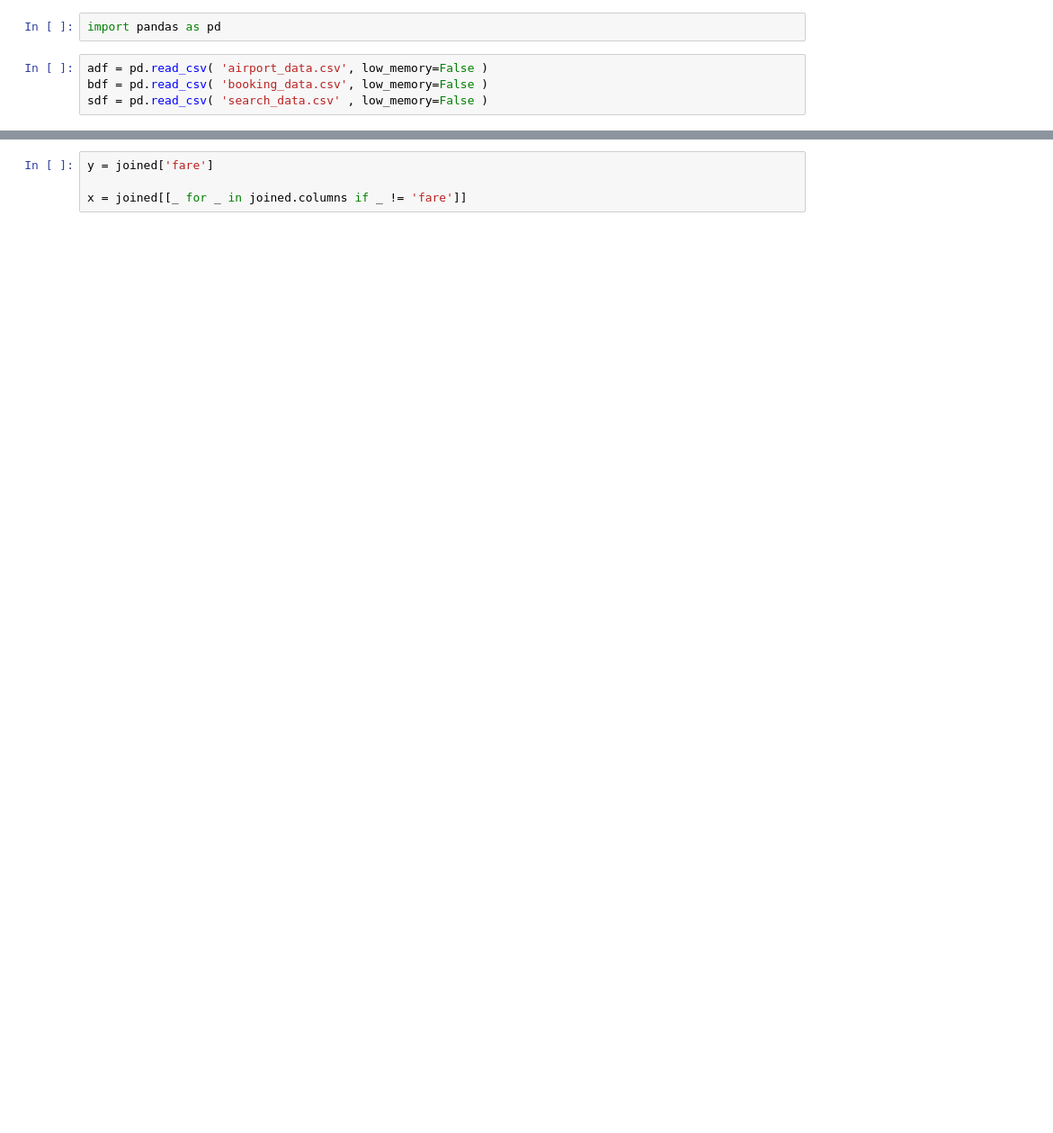
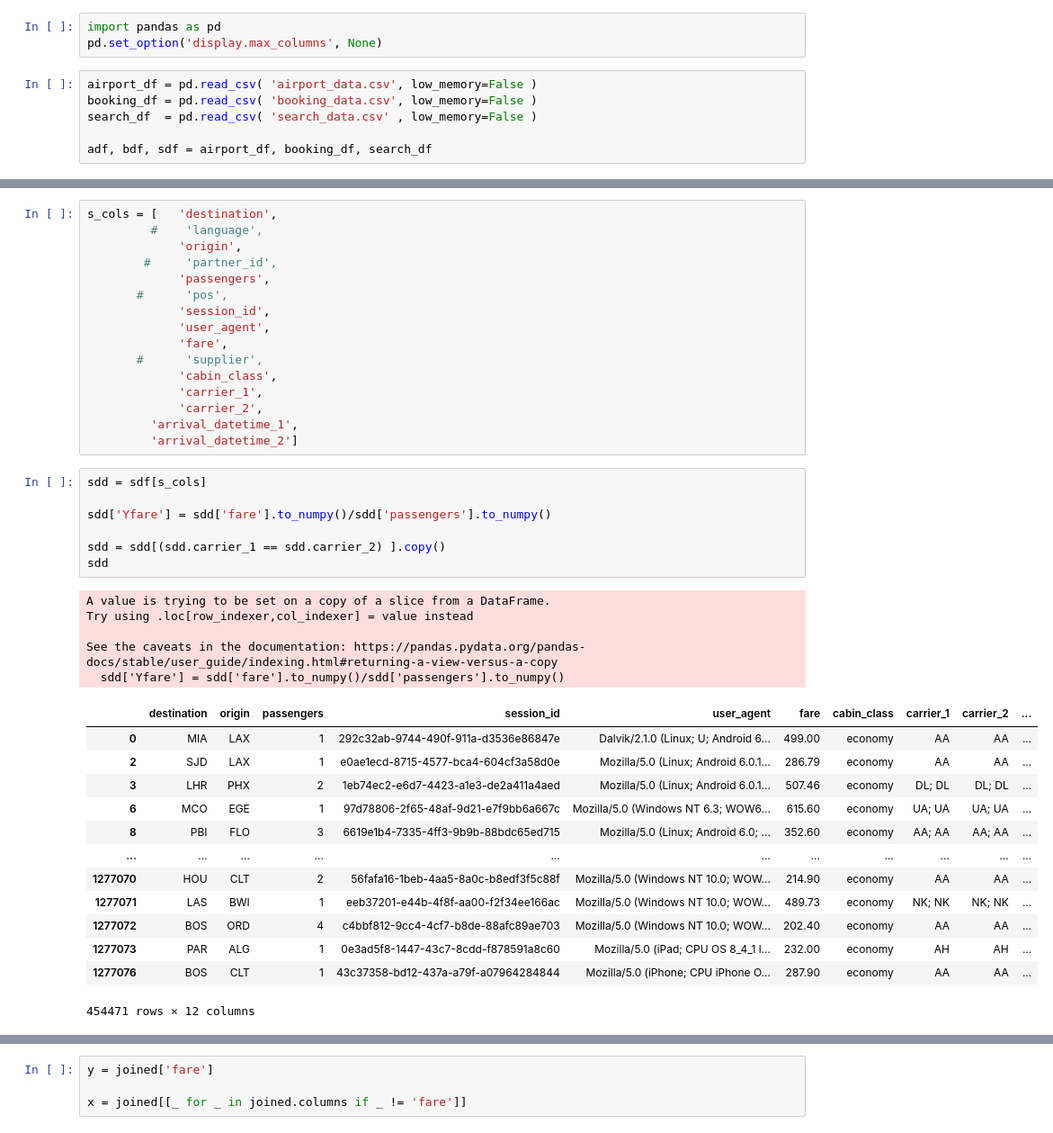
Before and after one commit to amajewski5c/airfare_predictions, a Jupyter notebook: fares.ipynb, the cells around one changed output, grey strips where cells are left out. Shown: that part at 90% size. Cells and saved outputs as stored; diff of their text form; blank space fills up the shorter version.

```diff
--- a/fares.ipynb
+++ b/fares.ipynb
@@ -1,6 +1,9 @@
 # %%
 import pandas as pd
+pd.set_option('display.max_columns', None)
 # %%
-adf = pd.read_csv( 'airport_data.csv', low_memory=False )
-bdf = pd.read_csv( 'booking_data.csv', low_memory=False )
-sdf = pd.read_csv( 'search_data.csv' , low_memory=False )
+airport_df = pd.read_csv( 'airport_data.csv', low_memory=False )
+booking_df = pd.read_csv( 'booking_data.csv', low_memory=False )
+search_df  = pd.read_csv( 'search_data.csv' , low_memory=False )
+
+adf, bdf, sdf = airport_df, booking_df, search_df
@@ -6,0 +19,42 @@ sdf = pd.read_csv( 'search_data.csv' , low_memory=False )
+# %%
+s_cols = [   'destination',
+         #    'language',
+             'origin',
+        #     'partner_id',
+             'passengers',
+       #      'pos',
+             'session_id',
+             'user_agent',
+             'fare',
+       #      'supplier',
+             'cabin_class',
+             'carrier_1',
+             'carrier_2',
+         'arrival_datetime_1',
+         'arrival_datetime_2']
+# %%
+sdd = sdf[s_cols]
+
+sdd['Yfare'] = sdd['fare'].to_numpy()/sdd['passengers'].to_numpy()
+
+sdd = sdd[(sdd.carrier_1 == sdd.carrier_2) ].copy()
+sdd
+# %% [output]
+A value is trying to be set on a copy of a slice from a DataFrame.
+Try using .loc[row_indexer,col_indexer] = value instead
+
+See the caveats in the documentation: https://pandas.pydata.org/pandas-docs/stable/user_guide/indexing.html#returning-a-view-versus-a-copy
+  sdd['Yfare'] = sdd['fare'].to_numpy()/sdd['passengers'].to_numpy()
+|  | destination | origin | passengers | session_id | user_agent | fare | cabin_class | carrier_1 | carrier_2 | ... |
+| 0 | MIA | LAX | 1 | 292c32ab-9744-490f-911a-d3536e86847e | Dalvik/2.1.0 (Linux; U; Android 6... | 499.00 | economy | AA | AA | ... |
+| 2 | SJD | LAX | 1 | e0ae1ecd-8715-4577-bca4-604cf3a58d0e | Mozilla/5.0 (Linux; Android 6.0.1... | 286.79 | economy | AA | AA | ... |
+| 3 | LHR | PHX | 2 | 1eb74ec2-e6d7-4423-a1e3-de2a411a4aed | Mozilla/5.0 (Linux; Android 6.0.1... | 507.46 | economy | DL; DL | DL; DL | ... |
+| 6 | MCO | EGE | 1 | 97d78806-2f65-48af-9d21-e7f9bb6a667c | Mozilla/5.0 (Windows NT 6.3; WOW6... | 615.60 | economy | UA; UA | UA; UA | ... |
+| 8 | PBI | FLO | 3 | 6619e1b4-7335-4ff3-9b9b-88bdc65ed715 | Mozilla/5.0 (Linux; Android 6.0; ... | 352.60 | economy | AA; AA | AA; AA | ... |
+| ... | ... | ... | ... | ... | ... | ... | ... | ... | ... | ... |
+| 1277070 | HOU | CLT | 2 | 56fafa16-1beb-4aa5-8a0c-b8edf3f5c88f | Mozilla/5.0 (Windows NT 10.0; WOW... | 214.90 | economy | AA | AA | ... |
+| 1277071 | LAS | BWI | 1 | eeb37201-e44b-4f8f-aa00-f2f34ee166ac | Mozilla/5.0 (Windows NT 10.0; WOW... | 489.73 | economy | NK; NK | NK; NK | ... |
+| 1277072 | BOS | ORD | 4 | c4bbf812-9cc4-4cf7-b8de-88afc89ae703 | Mozilla/5.0 (Windows NT 10.0; WOW... | 202.40 | economy | AA | AA | ... |
+| 1277073 | PAR | ALG | 1 | 0e3ad5f8-1447-43c7-8cdd-f878591a8c60 | Mozilla/5.0 (iPad; CPU OS 8_4_1 l... | 232.00 | economy | AH | AH | ... |
+| 1277076 | BOS | CLT | 1 | 43c37358-bd12-437a-a79f-a07964284844 | Mozilla/5.0 (iPhone; CPU iPhone O... | 287.90 | economy | AA | AA | ... |
+454471 rows × 12 columns
```
Also changed, not shown: parts of 10 cells of this notebook.
